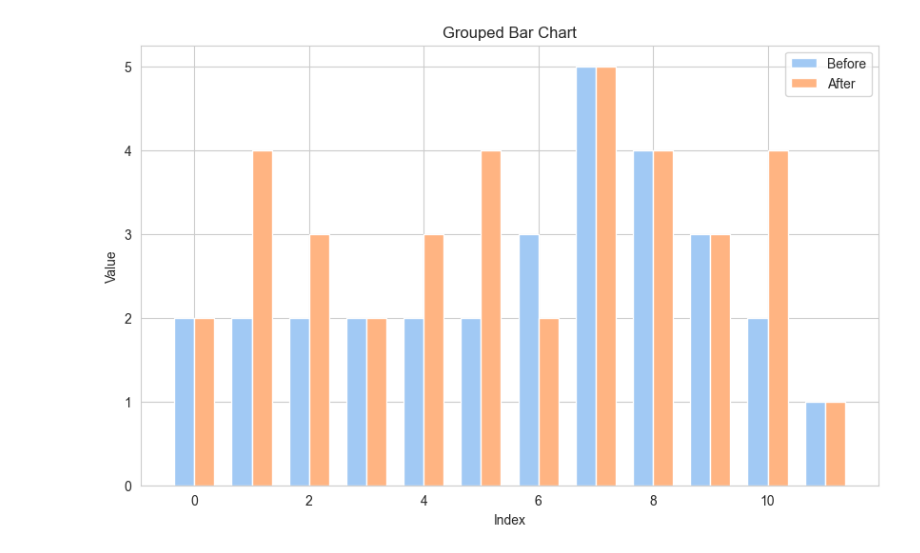
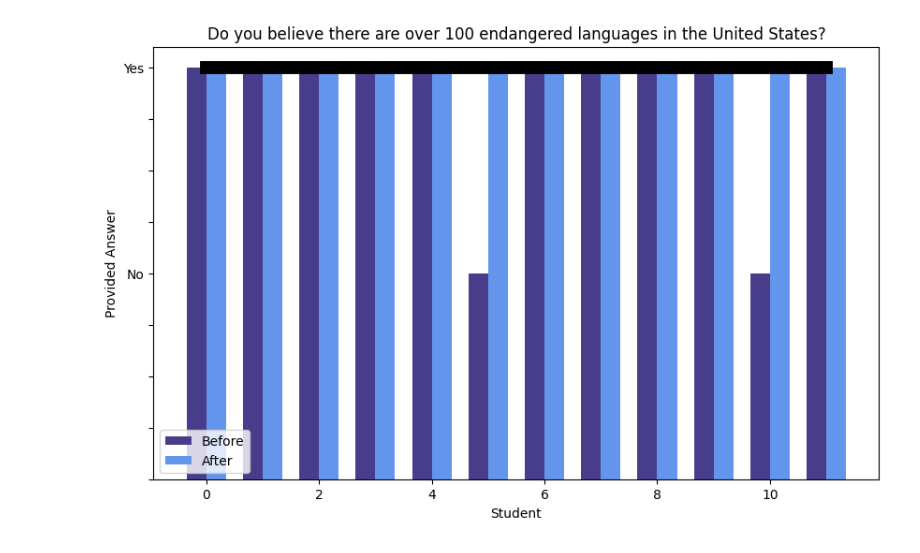
Before and after one commit to gcwarren/LanguageStatusVisualizationProject, a Jupyter notebook: ipynb_files/data_impact_analysis.ipynb, the cells around one changed output. Drawn from its saved outputs; the diff is of its cells as text; code cells hidden in the pictures.

```diff
--- a/ipynb_files/data_impact_analysis.ipynb
+++ b/ipynb_files/data_impact_analysis.ipynb
@@ -196,40 +239,37 @@ plt.show()
 # %%
-a= before_responses['How would you rate your understanding of language endangerment?']
-# plt.hist(a, bins=10, alpha=0.5, label='Before', ax=axs[0])
-b= after_responses['How would you rate your understanding of language endangerment?']
+value_mapping = {'Yes': 2, 'No': 1, '': 0}
 
-a.index = range(len(a))
-b.index = range(len(b))
+a= before_responses['Do you believe there are over 100 endangered languages in the United States?']
+b= after_responses['Do you believe there are over 100 endangered languages in the United States?']
+
+a2 = a.replace(value_mapping)
+b2 = b.replace(value_mapping)
 
 # Create the figure and axes
 fig, ax = plt.subplots(figsize=(10, 6))
 
 # Define the x-axis positions
-x = np.arange(len(a))
+x = np.arange(len(a2))
 
 # Define the width of each bar
 width = 0.35
 
 # Plot the bars for 'a'
-ax.bar(x - width/2, a, width, label='Before')
+ax.bar(x - width/2, a2, width, label='Before', color='darkslateblue')
 
 # Plot the bars for 'b'
-ax.bar(x + width/2, b, width, label='After')
+ax.bar(x + width/2, b2, width, label='After', color='cornflowerblue')
 
-# Add labels, title, and legend
-ax.set_xlabel('Index')
-ax.set_ylabel('Value')
-ax.set_title('Grouped Bar Chart')
-# ax.set_xticks(x)
-# ax.set_xticklabels(x)
+
+ax.set_xlabel('Student')
+ax.set_yticklabels(['', '', '', '', 'No', '', '', '', 'Yes']) #my line
+ax.set_ylabel('Provided Answer')
+ax.set_title('Do you believe there are over 100 endangered languages in the United States?')
 ax.legend()
 
-#make horizontal line at y=1
-
-# plt.plot(range(0, 12), [0]*12, color='black', linewidth=10)
+plt.plot(range(0, 12), [2]*12, color='black', linewidth=10)
 
 # Show the plot
 plt.show()
-# plt.hist(b, bins=10, alpha=0.5, label='After', ax=axs[1])
 # %% [output]
-[figure, old version]
+[figure, new version]
```
Also changed, not shown: parts of 7 cells of this notebook.
